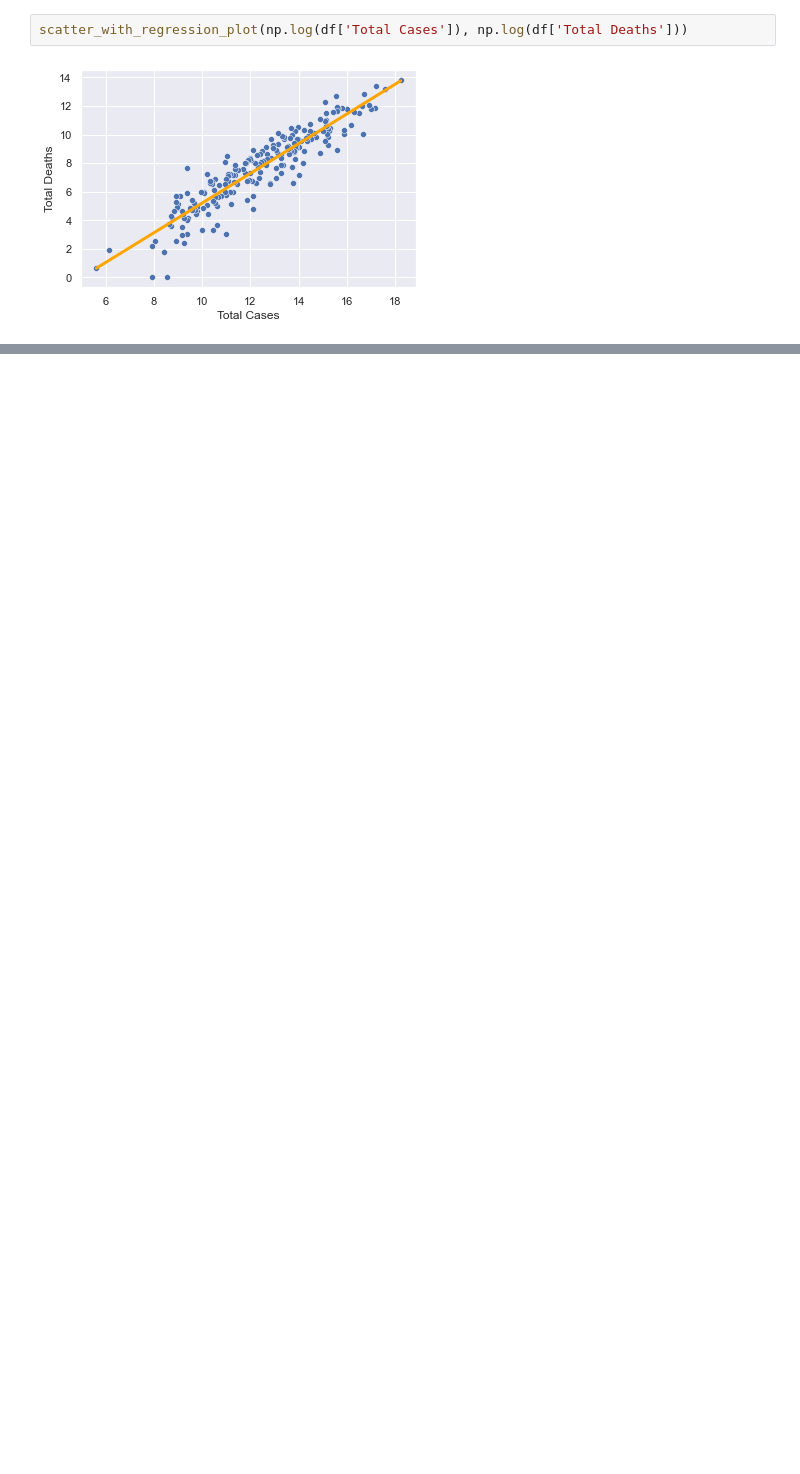
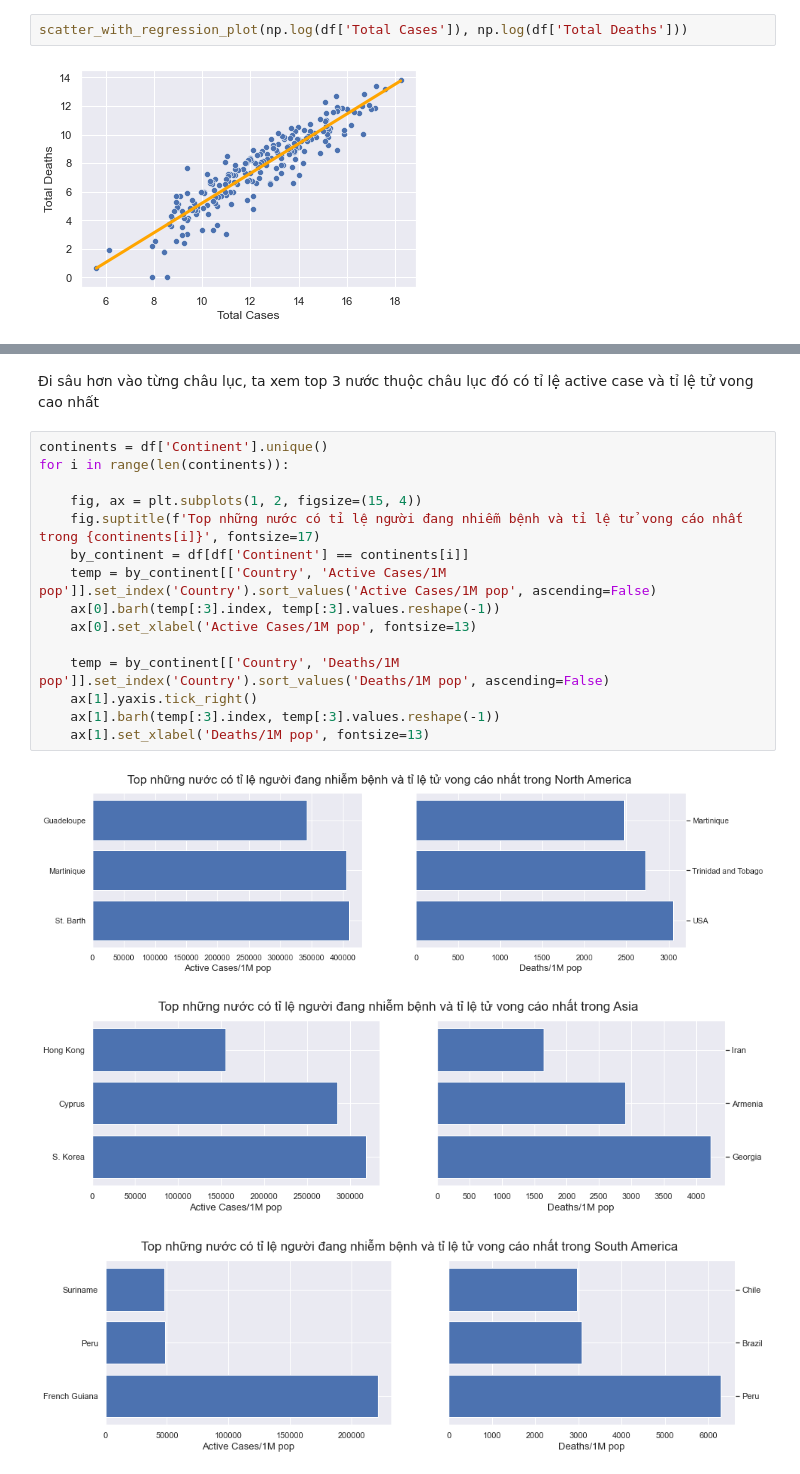
Before and after one commit to singsinghai/Lab01_Data_visual, a Jupyter notebook: Hai.ipynb, the cells around one changed output, grey strips where cells are left out. Saved outputs shown, nothing was run; the diff lists cells and outputs as text; blank space fills up the shorter version.

```diff
--- a/Hai.ipynb
+++ b/Hai.ipynb
@@ -145,0 +148,21 @@ scatter_with_regression_plot(np.log(df['Total Cases']), np.log(df['Total Deaths'
+# %% [markdown]
+Đi sâu hơn vào từng châu lục, ta xem top 3 nước thuộc châu lục đó có tỉ lệ active case và tỉ lệ tử vong cao nhất
+# %%
+continents = df['Continent'].unique()
+for i in range(len(continents)):
+
+    fig, ax = plt.subplots(1, 2, figsize=(15, 4))
+    fig.suptitle(f'Top những nước có tỉ lệ người đang nhiễm bệnh và tỉ lệ tử vong cáo nhất trong {continents[i]}', fontsize=17)
+    by_continent = df[df['Continent'] == continents[i]]
+    temp = by_continent[['Country', 'Active Cases/1M pop']].set_index('Country').sort_values('Active Cases/1M pop', ascending=False)
+    ax[0].barh(temp[:3].index, temp[:3].values.reshape(-1))
+    ax[0].set_xlabel('Active Cases/1M pop', fontsize=13)
+
+    temp = by_continent[['Country', 'Deaths/1M pop']].set_index('Country').sort_values('Deaths/1M pop', ascending=False)
+    ax[1].yaxis.tick_right()
+    ax[1].barh(temp[:3].index, temp[:3].values.reshape(-1))
+    ax[1].set_xlabel('Deaths/1M pop', fontsize=13)
+# %% [output]
+[figure, added]
+[figure, added]
+[figure, added]
```
Also changed, not shown: parts of 15 cells of this notebook.
